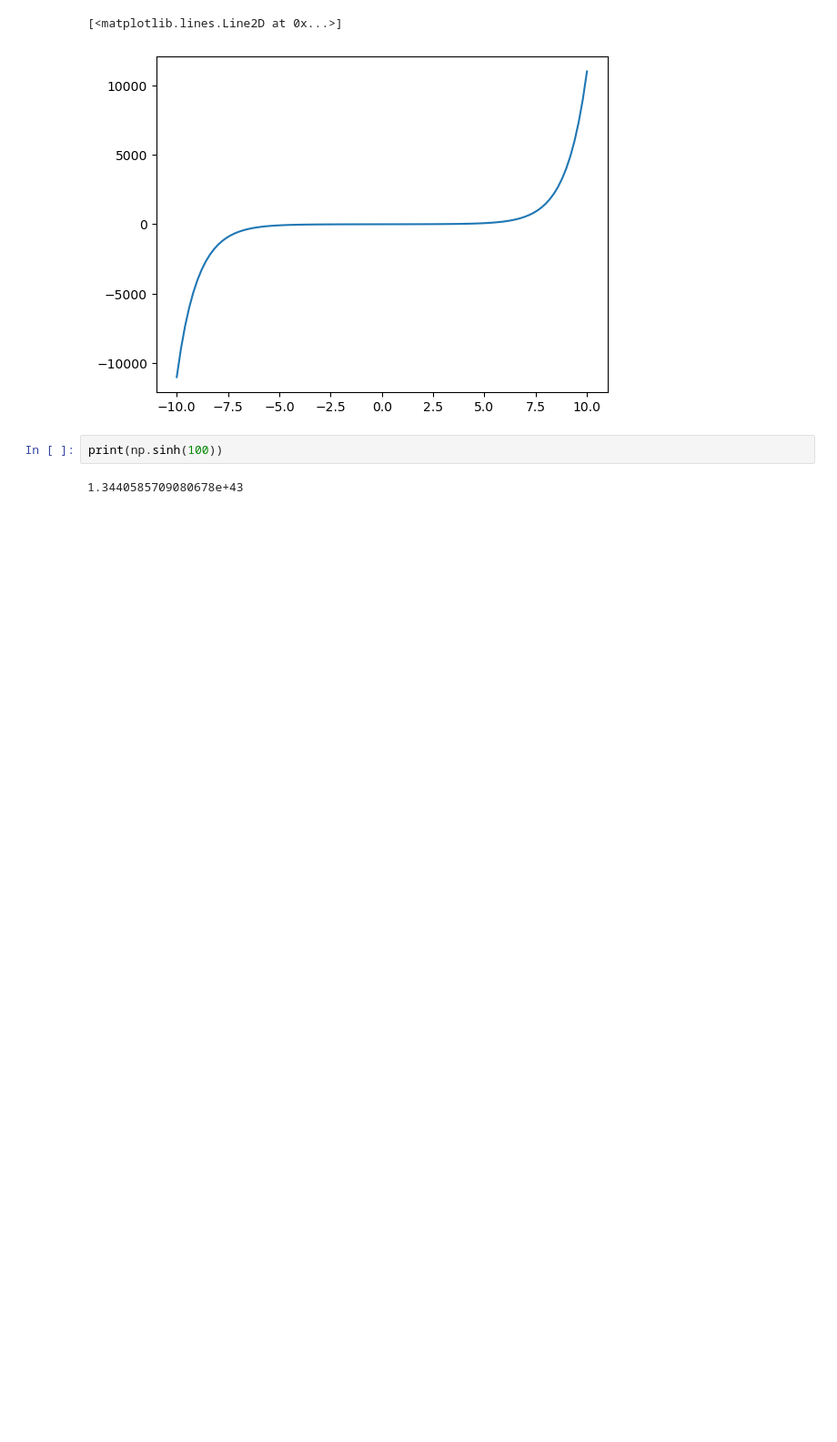
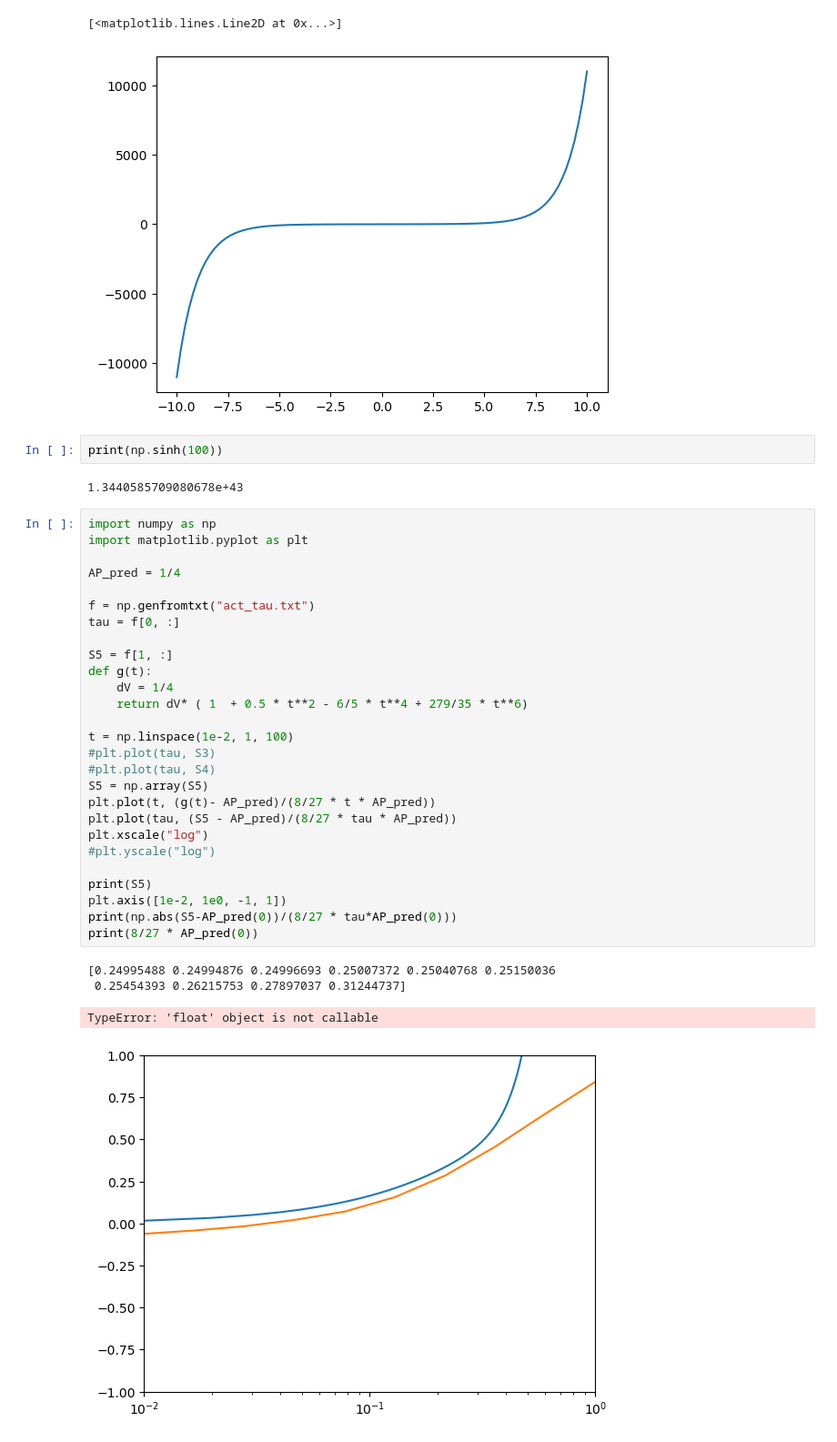
Before and after one commit to larstors/Internship, a Jupyter notebook: numerics/testing.ipynb, the cells around one changed output. Shown at 91% size. Cells and saved outputs as stored; diff of their text form; blank space fills up the shorter version.

```diff
--- a/numerics/testing.ipynb
+++ b/numerics/testing.ipynb
@@ -84,3 +84,35 @@ plt.plot(k, np.sinh(k) + k)
 print(np.sinh(100))
 # %% [output]
 1.3440585709080678e+43
+# %%
+import numpy as np
+import matplotlib.pyplot as plt
+
+AP_pred = 1/4
+
+f = np.genfromtxt("act_tau.txt")
+tau = f[0, :]
+
+S5 = f[1, :]
+def g(t):
+    dV = 1/4
+    return dV* ( 1  + 0.5 * t**2 - 6/5 * t**4 + 279/35 * t**6)
+
+t = np.linspace(1e-2, 1, 100)
+#plt.plot(tau, S3)
+#plt.plot(tau, S4)
+S5 = np.array(S5)
+plt.plot(t, (g(t)- AP_pred)/(8/27 * t * AP_pred))
+plt.plot(tau, (S5 - AP_pred)/(8/27 * tau * AP_pred))
+plt.xscale("log")
+#plt.yscale("log")
+
+print(S5)
+plt.axis([1e-2, 1e0, -1, 1])
+print(np.abs(S5-AP_pred(0))/(8/27 * tau*AP_pred(0)))
+print(8/27 * AP_pred(0))
+# %% [output]
+[0.24995488 0.24994876 0.24996693 0.25007372 0.25040768 0.25150036
+ 0.25454393 0.26215753 0.27897037 0.31244737]
+TypeError: 'float' object is not callable
+[figure, added]
```
Also changed, not shown: parts of 3 cells of this notebook, 4 other files.
